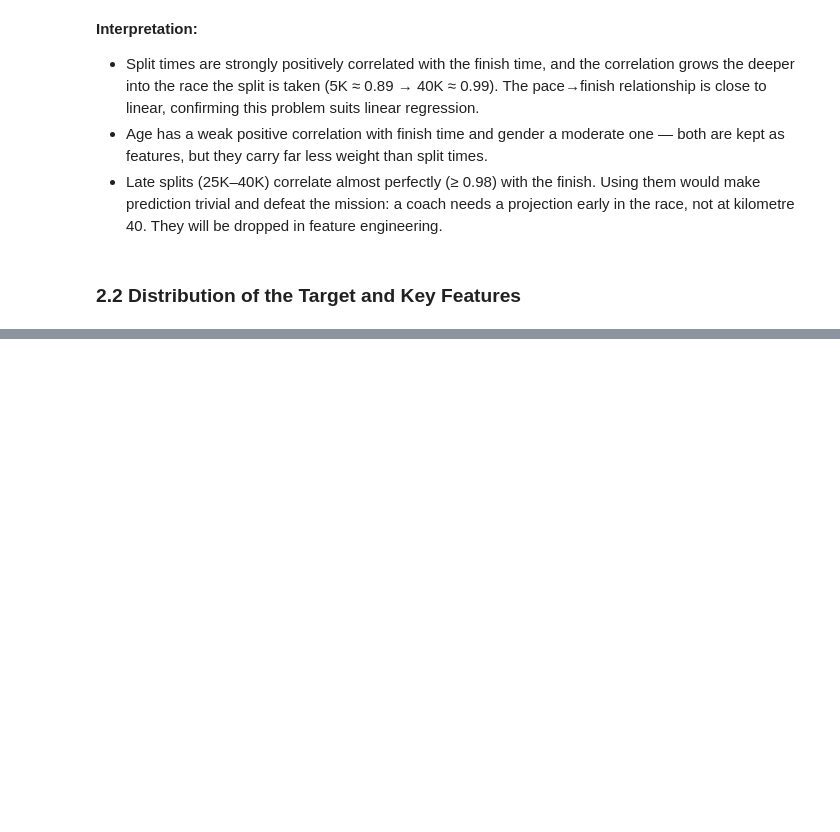
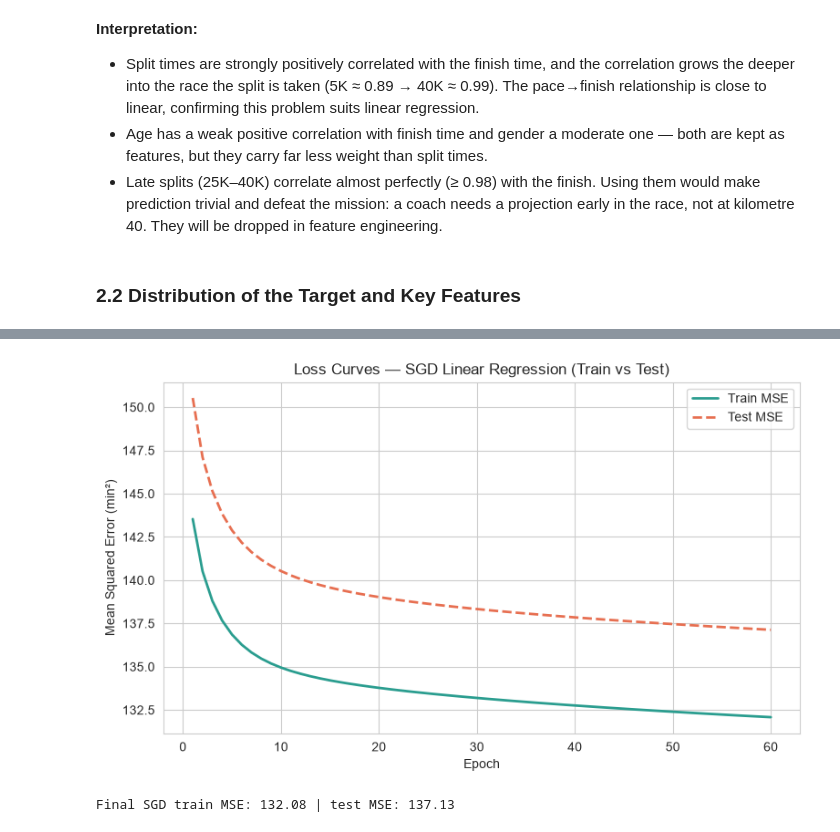
Before and after one commit to s-gasaro/linear_regression_model, a Jupyter notebook: summative/linear_regression/multivariate.ipynb, the cells around one changed output, grey strips where cells are left out. Drawn from its saved outputs; the diff is of its cells as text; code cells hidden in the pictures; blank space fills up the shorter version.

```diff
--- a/summative/linear_regression/multivariate.ipynb
+++ b/summative/linear_regression/multivariate.ipynb
@@ -92,0 +151,9 @@ plt.show()
+# %%
+FEATURES = ["Age", "Gender_encoded", "5K_min", "10K_min", "15K_min", "20K_min", "Half_min"]
+TARGET = "Finish_min"
+
+model_data = df[FEATURES + [TARGET]].dropna()
+print(f"Usable rows after dropping missing values: {len(model_data):,}")
+
+X = model_data[FEATURES]
+y = model_data[TARGET]
@@ -92,0 +166,8 @@ plt.show()
+# %%
+X_train, X_test, y_train, y_test = train_test_split(X, y, test_size=0.2, random_state=RANDOM_STATE)
+
+scaler = StandardScaler()
+X_train_scaled = scaler.fit_transform(X_train)
+X_test_scaled = scaler.transform(X_test)
+
+print(f"Train: {X_train_scaled.shape}, Test: {X_test_scaled.shape}")
@@ -92,0 +186,25 @@ plt.show()
+# %%
+# Train the SGD model epoch by epoch with partial_fit to record train/test loss curves
+n_epochs = 60
+sgd = SGDRegressor(learning_rate="invscaling", eta0=0.01, penalty="l2",
+                   alpha=1e-4, random_state=RANDOM_STATE)
+
+train_losses, test_losses = [], []
+for epoch in range(n_epochs):
+    sgd.partial_fit(X_train_scaled, y_train)
+    train_losses.append(mean_squared_error(y_train, sgd.predict(X_train_scaled)))
+    test_losses.append(mean_squared_error(y_test, sgd.predict(X_test_scaled)))
+
+plt.figure(figsize=(9, 5))
+plt.plot(range(1, n_epochs + 1), train_losses, label="Train MSE", color="#2a9d8f", lw=2)
+plt.plot(range(1, n_epochs + 1), test_losses, label="Test MSE", color="#e76f51", lw=2, ls="--")
+plt.xlabel("Epoch")
+plt.ylabel("Mean Squared Error (min²)")
+plt.title("Loss Curves — SGD Linear Regression (Train vs Test)")
+plt.legend()
+plt.show()
+
+print(f"Final SGD train MSE: {train_losses[-1]:.2f} | test MSE: {test_losses[-1]:.2f}")
+# %% [output]
+[figure, added]
+Final SGD train MSE: 132.08 | test MSE: 137.13
```
Also changed, not shown: parts of 19 cells of this notebook.
